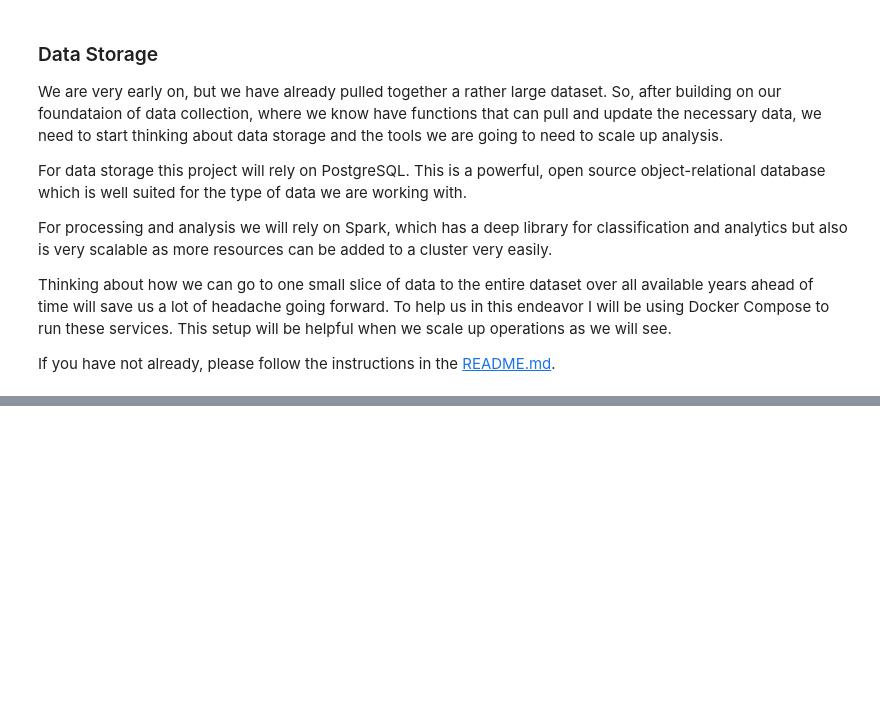
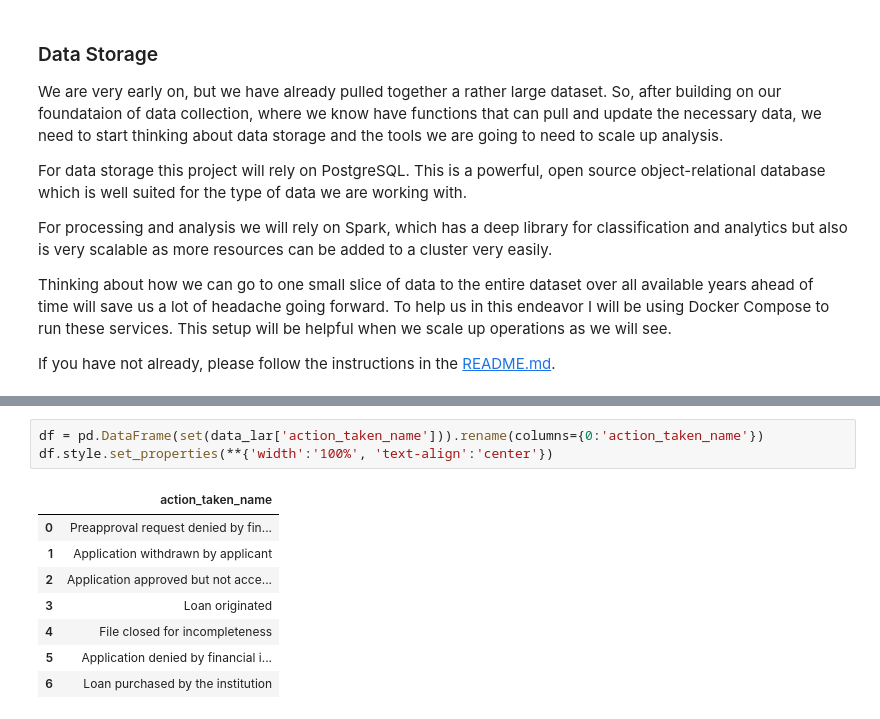
Before and after one commit to ewalsh/hmda, a Jupyter notebook: py_code/HMDA Loan Approval.ipynb, the cells around one changed output, grey strips where cells are left out. Drawn from its saved outputs; the diff is of its cells as text; blank space fills up the shorter version.

```diff
--- a/py_code/HMDA Loan Approval.ipynb
+++ b/py_code/HMDA Loan Approval.ipynb
@@ -177,0 +183,12 @@ CONTEXT:  COPY census, line 1, column state_abbr: "195687"
+# %%
+df = pd.DataFrame(set(data_lar['action_taken_name'])).rename(columns={0:'action_taken_name'})
+df.style.set_properties(**{'width':'100%', 'text-align':'center'})
+# %% [output]
+|  | action_taken_name |
+| 0 | Preapproval request denied by fin... |
+| 1 | Application withdrawn by applicant |
+| 2 | Application approved but not acce... |
+| 3 | Loan originated |
+| 4 | File closed for incompleteness |
+| 5 | Application denied by financial i... |
+| 6 | Loan purchased by the institution |
```
Also changed, not shown: parts of 14 cells of this notebook, 4 other files.
